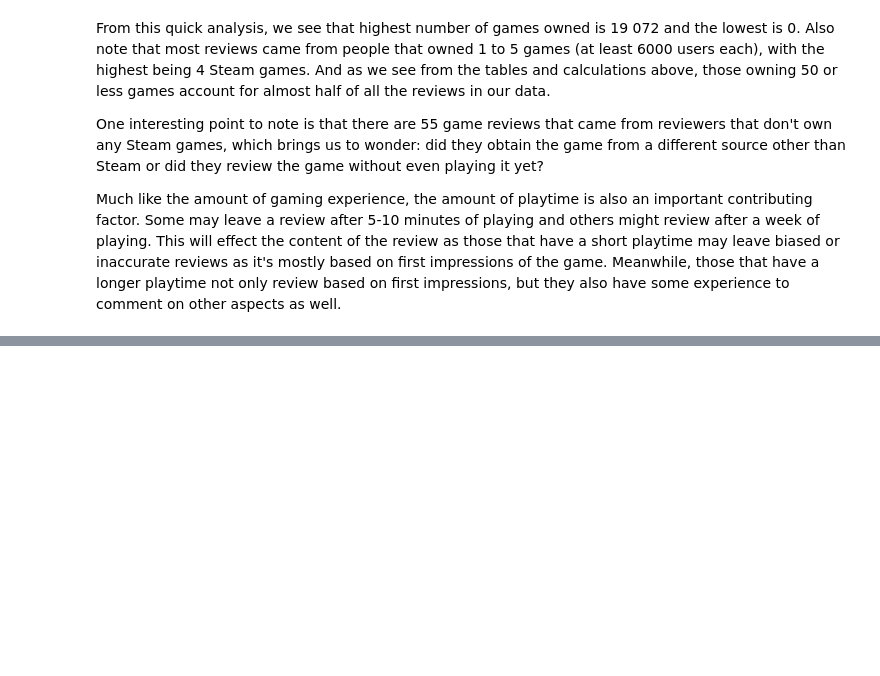
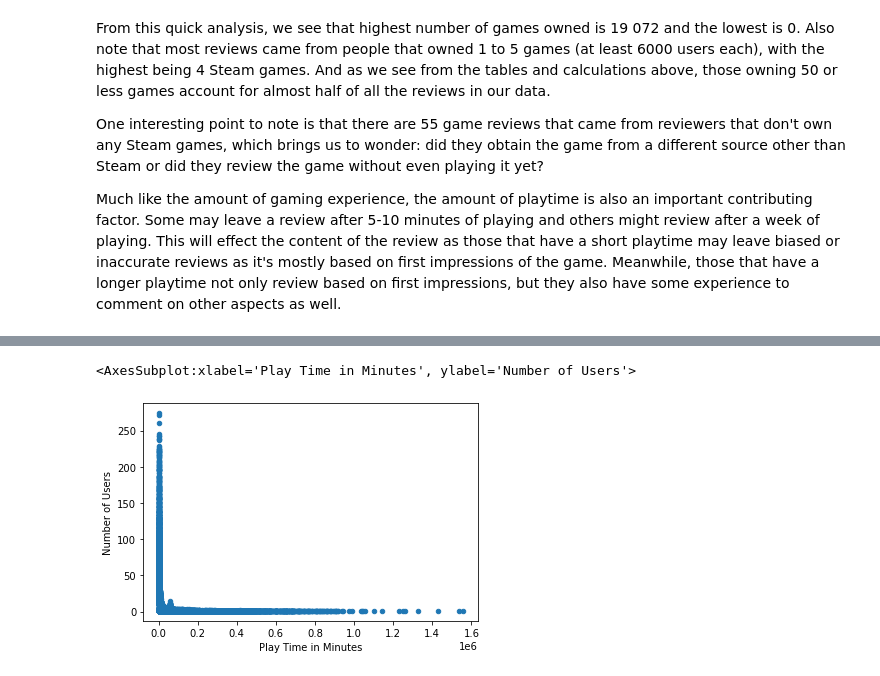
Before and after one commit to data301-2020-winter2/course-project-group_1005, a Jupyter notebook: analysis/maysey/milestone2_task04.ipynb, the cells around one changed output, grey strips where cells are left out. Cells and saved outputs as stored; diff of their text form; code cells hidden in the pictures; blank space fills up the shorter version.

Commit message:
Add task 4 exploratory data analysis

```diff
--- a/analysis/maysey/milestone2_task04.ipynb
+++ b/analysis/maysey/milestone2_task04.ipynb
@@ -111,4 +111,7 @@ data_p = pd.DataFrame({
 })
 data_ps = data_p.sort_values(['Play Time in Minutes'])
 # %%
-data_ps.plot( x='Play Time in Minutes', y='Number of Users', kind='bar')
+data_ps.plot( x='Play Time in Minutes', y='Number of Users', kind='scatter')
+# %% [output]
+<AxesSubplot:xlabel='Play Time in Minutes', ylabel='Number of Users'>
+[figure, added]
```
Also changed, not shown: parts of 11 cells of this notebook.
